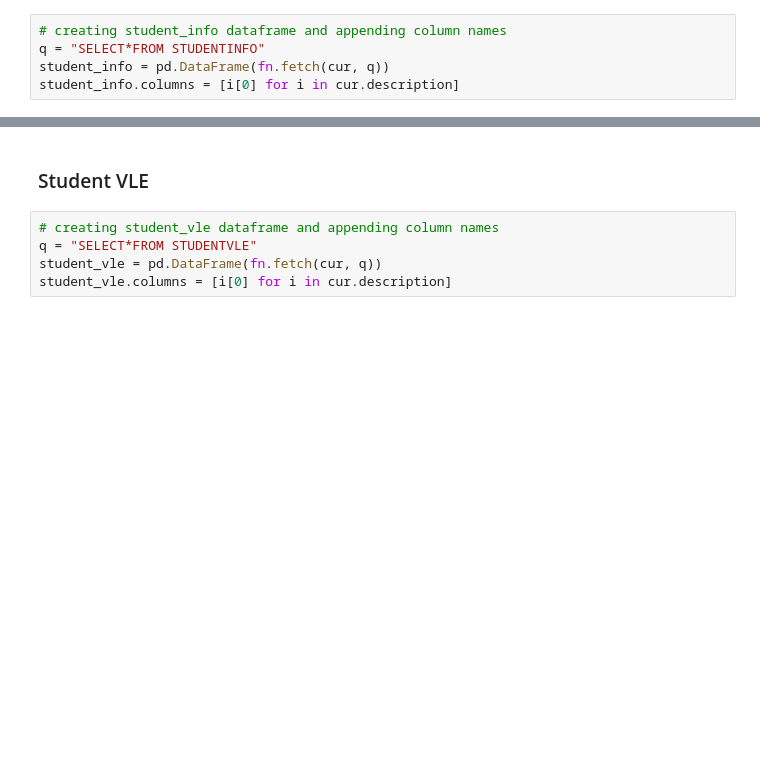
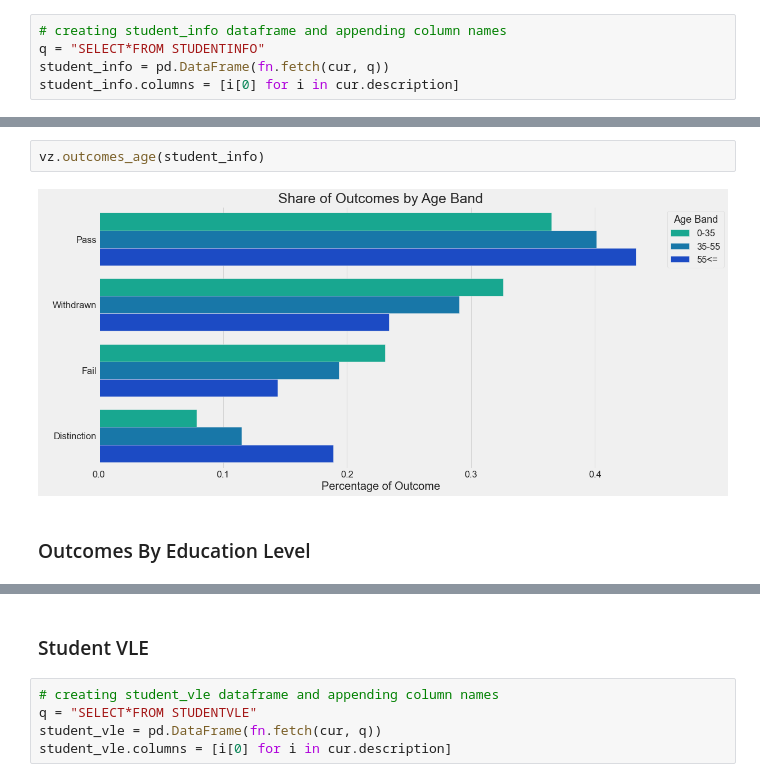
Before and after one commit to jeffreyhwatson/online_outcomes, a Jupyter notebook: notebooks/exploratory/cleaning_eda.ipynb, the cells around one changed output, grey strips where cells are left out. Drawn from its saved outputs; the diff is of its cells as text; blank space fills up the shorter version.

```diff
--- a/notebooks/exploratory/cleaning_eda.ipynb
+++ b/notebooks/exploratory/cleaning_eda.ipynb
@@ -181,4 +269,10 @@ student_info.age_band.value_counts(normalize=True)
 Name: age_band, dtype: float64
+# %%
+vz.outcomes_age(student_info)
+# %% [output]
+[figure, added]
+# %% [markdown]
+### Outcomes By Education Level
 # %%
 student_info.highest_education.value_counts(normalize=True)
 # %% [output]
```
Also changed, not shown: parts of 60 cells of this notebook, 2 other files.
